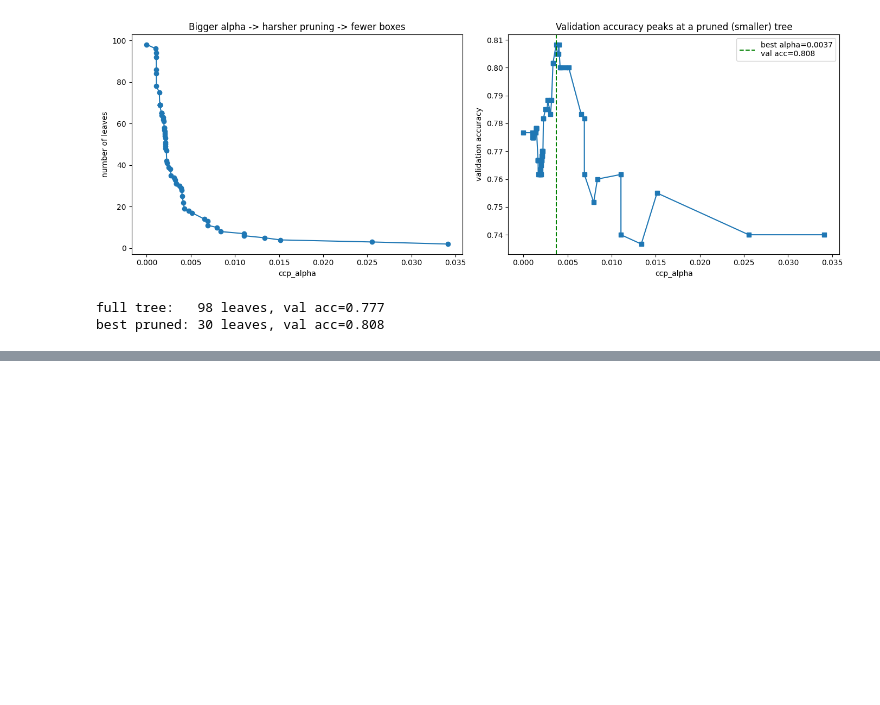
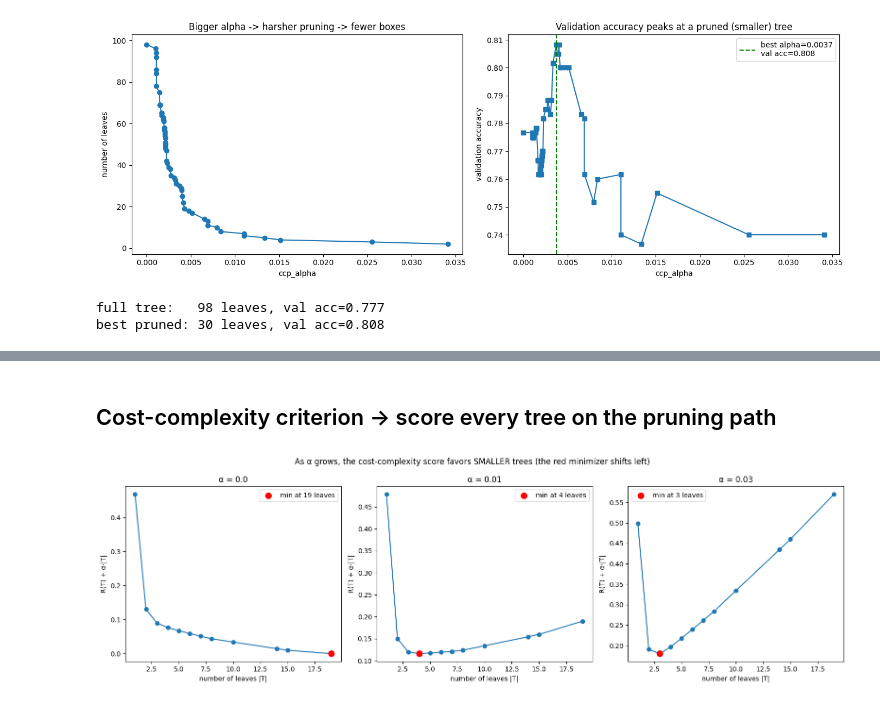
Before and after one commit to bmart231/ml-implementations, a Jupyter notebook: decision_trees/decision_trees.ipynb, the cells around one changed output, grey strips where cells are left out. Drawn from its saved outputs; the diff is of its cells as text; code cells hidden in the pictures; blank space fills up the shorter version.

```diff
--- a/decision_trees/decision_trees.ipynb
+++ b/decision_trees/decision_trees.ipynb
@@ -1178,0 +1276,43 @@ best pruned: 30 leaves, val acc=0.808
+# %% [markdown]
+## Cost-complexity criterion -> score every tree on the pruning path
+# %%
+# Cell 1 — The criterion R_alpha(T) = R(T) + alpha*|T|, scored across tree sizes
+import numpy as np
+import matplotlib.pyplot as plt
+from sklearn.datasets import load_breast_cancer
+from sklearn.tree import DecisionTreeClassifier
+from sklearn.model_selection import train_test_split
+
+X, y = load_breast_cancer(return_X_y=True)
+X_tr, X_te, y_tr, y_te = train_test_split(X, y, test_size=0.3, random_state=0)
+
+# Grow the full tree, then get the sequence of trees along the pruning path
+full = DecisionTreeClassifier(random_state=0).fit(X_tr, y_tr)
+path = full.cost_complexity_pruning_path(X_tr, y_tr)
+ccp_alphas, impurities = path.ccp_alphas, path.impurities  # impurities = R(T) at each step
+
+# Build the actual tree at each alpha so we know its true leaf count
+trees = [DecisionTreeClassifier(random_state=0, ccp_alpha=a).fit(X_tr, y_tr)
+         for a in ccp_alphas]
+n_leaves = np.array([t.get_n_leaves() for t in trees])
+
+# For three example alphas, score EVERY tree on the path by R(T) + alpha*|T|
+# and confirm the minimizer is the tree sklearn actually returns for that alpha.
+fig, axes = plt.subplots(1, 3, figsize=(16, 5), sharey=False)
+for ax, alpha in zip(axes, [0.0, 0.01, 0.03]):
+    R_alpha = impurities + alpha * n_leaves          # the cost-complexity score
+    winner = np.argmin(R_alpha)
+    ax.plot(n_leaves, R_alpha, "o-")
+    ax.scatter(n_leaves[winner], R_alpha[winner], color="red", zorder=5, s=80,
+               label=f"min at {n_leaves[winner]} leaves")
+    ax.set_title(f"α = {alpha}")
+    ax.set_xlabel("number of leaves |T|"); ax.set_ylabel("R(T) + α·|T|")
+    ax.legend()
+plt.suptitle("As α grows, the cost-complexity score favors SMALLER trees "
+             "(the red minimizer shifts left)")
+plt.tight_layout(); plt.show()
+
+# α=0 -> minimized by the biggest tree (pure fit). Larger α -> the size penalty
+# pulls the optimum toward fewer leaves. That trade-off IS the method.
+# %% [output]
+[figure, added]
```
Also changed, not shown: parts of 16 cells of this notebook, 2 other files.
